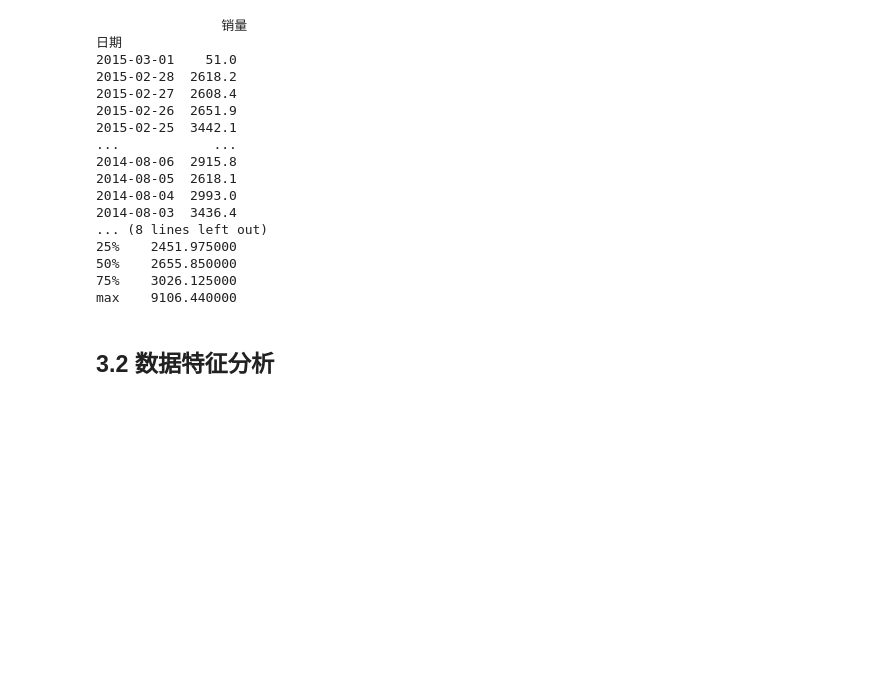
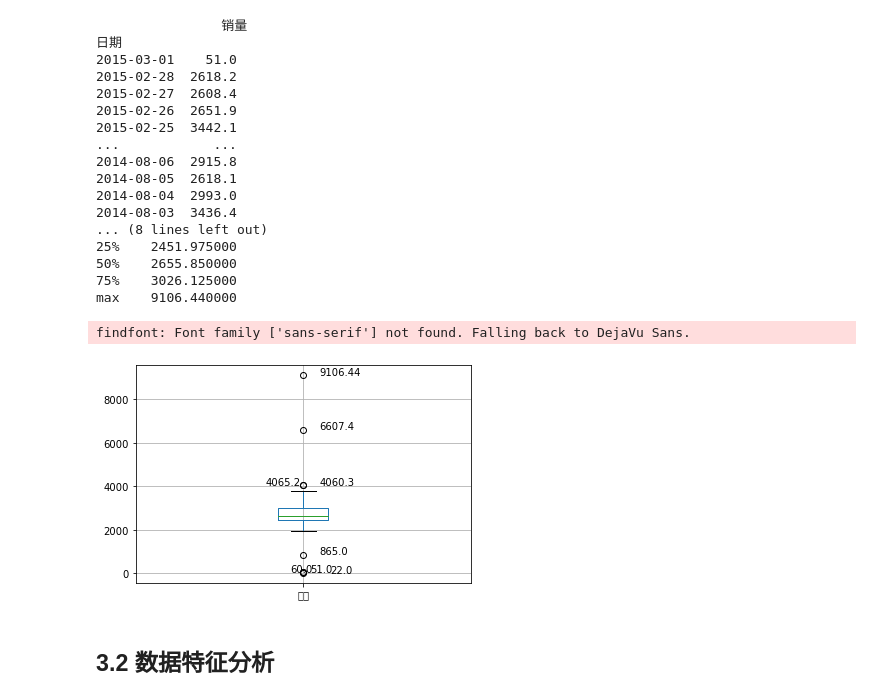
Before and after one commit to duan186/python_machine_learning, a Jupyter notebook: 数据挖掘/第三章 数据探索.ipynb, the cells around one changed output. Drawn from its saved outputs; the diff is of its cells as text; code cells hidden in the pictures; blank space fills up the shorter version.

```diff
--- a/数据挖掘/第三章 数据探索.ipynb
+++ b/数据挖掘/第三章 数据探索.ipynb
@@ -46,6 +46,35 @@ print(data.describe())
 50%    2655.850000
 75%    3026.125000
 max    9106.440000
+# %%
+#-*- coding: utf-8 -*-
+import pandas as pd
+
+catering_sale = 'data/catering_sale-master/data/catering_sale.xls' #餐饮数据
+data = pd.read_excel(catering_sale, index_col = u'日期') #读取数据，指定“日期”列为索引列
+
+import matplotlib.pyplot as plt #导入图像库
+plt.rcParams['font.sans-serif'] = ['SimHei'] #用来正常显示中文标签
+plt.rcParams['axes.unicode_minus'] = False #用来正常显示负号
+
+plt.figure() #建立图像
+p = data.boxplot(return_type='dict') #画箱线图，直接使用DataFrame的方法
+x = p['fliers'][0].get_xdata() # 'flies'即为异常值的标签
+y = p['fliers'][0].get_ydata()
+y.sort() #从小到大排序，该方法直接改变原对象
+
+#用annotate添加注释
+#其中有些相近的点，注解会出现重叠，难以看清，需要一些技巧来控制。
+#以下参数都是经过调试的，需要具体问题具体调试。
+for i in range(len(x)):
+  if i>0:
+    plt.annotate(y[i], xy = (x[i],y[i]), xytext=(x[i]+0.05 -0.8/(y[i]-y[i-1]),y[i]))
+  else:
+    plt.annotate(y[i], xy = (x[i],y[i]), xytext=(x[i]+0.08,y[i]))
+plt.show() #展示箱线图
+# %% [output]
+findfont: Font family ['sans-serif'] not found. Falling back to DejaVu Sans.
+[figure, added]
 # %% [markdown]
 ## 3.2 数据特征分析
 # %% [markdown]
```
Also changed, not shown: parts of 1 cell of this notebook, 3 other files.
